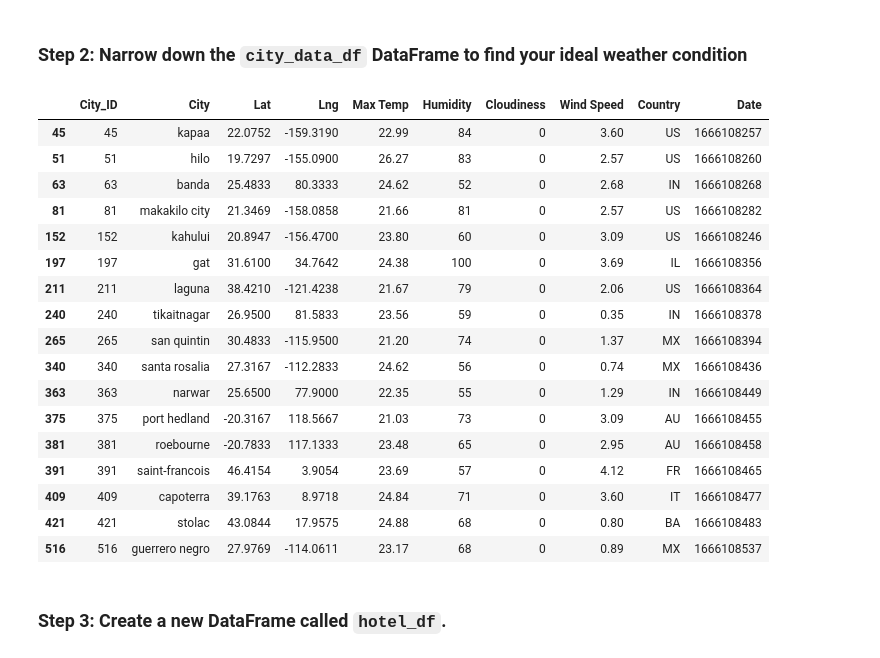
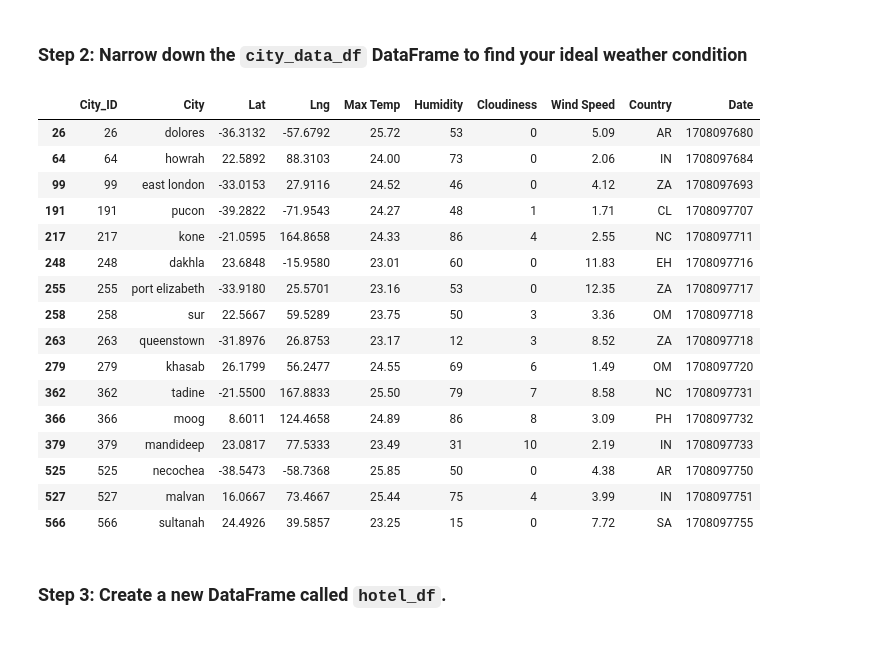
Before and after one commit to vanillatyy1/6_Python-APIs, a Jupyter notebook: starter_code/VacationPy.ipynb, the cells around one changed output. Cells and saved outputs as stored; diff of their text form; code cells hidden in the pictures.

```diff
--- a/starter_code/VacationPy.ipynb
+++ b/starter_code/VacationPy.ipynb
@@ -49,32 +49,32 @@ city_map
 ### Step 2: Narrow down the `city_data_df` DataFrame to find your ideal weather condition
 # %%
 # Narrow down cities that fit criteria and drop any results with null values
-# YOUR CODE HERE
+# Drop any rows with null values
+city_data_df = city_data_df.dropna(how="any")
 
-# Drop any rows with null values
-# YOUR CODE HERE
+# vaction loction perference sunny, not too hot, not cold :)
+reduce_df = city_data_df.loc[(city_data_df["Cloudiness"] <= 10) & (city_data_df["Max Temp"] <= 26) & (city_data_df["Max Temp"] >= 23), :]
 
 # Display sample data
-# YOUR CODE HERE
+reduce_df
 # %% [output]
 |  | City_ID | City | Lat | Lng | Max Temp | Humidity | Cloudiness | Wind Speed | Country | Date |
-| 45 | 45 | kapaa | 22.0752 | -159.3190 | 22.99 | 84 | 0 | 3.60 | US | 1666108257 |
-| 51 | 51 | hilo | 19.7297 | -155.0900 | 26.27 | 83 | 0 | 2.57 | US | 1666108260 |
-| 63 | 63 | banda | 25.4833 | 80.3333 | 24.62 | 52 | 0 | 2.68 | IN | 1666108268 |
-| 81 | 81 | makakilo city | 21.3469 | -158.0858 | 21.66 | 81 | 0 | 2.57 | US | 1666108282 |
-| 152 | 152 | kahului | 20.8947 | -156.4700 | 23.80 | 60 | 0 | 3.09 | US | 1666108246 |
-| 197 | 197 | gat | 31.6100 | 34.7642 | 24.38 | 100 | 0 | 3.69 | IL | 1666108356 |
-| 211 | 211 | laguna | 38.4210 | -121.4238 | 21.67 | 79 | 0 | 2.06 | US | 1666108364 |
-| 240 | 240 | tikaitnagar | 26.9500 | 81.5833 | 23.56 | 59 | 0 | 0.35 | IN | 1666108378 |
-| 265 | 265 | san quintin | 30.4833 | -115.9500 | 21.20 | 74 | 0 | 1.37 | MX | 1666108394 |
-| 340 | 340 | santa rosalia | 27.3167 | -112.2833 | 24.62 | 56 | 0 | 0.74 | MX | 1666108436 |
-| 363 | 363 | narwar | 25.6500 | 77.9000 | 22.35 | 55 | 0 | 1.29 | IN | 1666108449 |
-| 375 | 375 | port hedland | -20.3167 | 118.5667 | 21.03 | 73 | 0 | 3.09 | AU | 1666108455 |
-| 381 | 381 | roebourne | -20.7833 | 117.1333 | 23.48 | 65 | 0 | 2.95 | AU | 1666108458 |
-| 391 | 391 | saint-francois | 46.4154 | 3.9054 | 23.69 | 57 | 0 | 4.12 | FR | 1666108465 |
-| 409 | 409 | capoterra | 39.1763 | 8.9718 | 24.84 | 71 | 0 | 3.60 | IT | 1666108477 |
-| 421 | 421 | stolac | 43.0844 | 17.9575 | 24.88 | 68 | 0 | 0.80 | BA | 1666108483 |
-| 516 | 516 | guerrero negro | 27.9769 | -114.0611 | 23.17 | 68 | 0 | 0.89 | MX | 1666108537 |
+| 26 | 26 | dolores | -36.3132 | -57.6792 | 25.72 | 53 | 0 | 5.09 | AR | 1708097680 |
+| 64 | 64 | howrah | 22.5892 | 88.3103 | 24.00 | 73 | 0 | 2.06 | IN | 1708097684 |
+| 99 | 99 | east london | -33.0153 | 27.9116 | 24.52 | 46 | 0 | 4.12 | ZA | 1708097693 |
+| 191 | 191 | pucon | -39.2822 | -71.9543 | 24.27 | 48 | 1 | 1.71 | CL | 1708097707 |
+| 217 | 217 | kone | -21.0595 | 164.8658 | 24.33 | 86 | 4 | 2.55 | NC | 1708097711 |
+| 248 | 248 | dakhla | 23.6848 | -15.9580 | 23.01 | 60 | 0 | 11.83 | EH | 1708097716 |
+| 255 | 255 | port elizabeth | -33.9180 | 25.5701 | 23.16 | 53 | 0 | 12.35 | ZA | 1708097717 |
+| 258 | 258 | sur | 22.5667 | 59.5289 | 23.75 | 50 | 3 | 3.36 | OM | 1708097718 |
+| 263 | 263 | queenstown | -31.8976 | 26.8753 | 23.17 | 12 | 3 | 8.52 | ZA | 1708097718 |
+| 279 | 279 | khasab | 26.1799 | 56.2477 | 24.55 | 69 | 6 | 1.49 | OM | 1708097720 |
+| 362 | 362 | tadine | -21.5500 | 167.8833 | 25.50 | 79 | 7 | 8.58 | NC | 1708097731 |
+| 366 | 366 | moog | 8.6011 | 124.4658 | 24.89 | 86 | 8 | 3.09 | PH | 1708097732 |
+| 379 | 379 | mandideep | 23.0817 | 77.5333 | 23.49 | 31 | 10 | 2.19 | IN | 1708097733 |
+| 525 | 525 | necochea | -38.5473 | -58.7368 | 25.85 | 50 | 0 | 4.38 | AR | 1708097750 |
+| 527 | 527 | malvan | 16.0667 | 73.4667 | 25.44 | 75 | 4 | 3.99 | IN | 1708097751 |
+| 566 | 566 | sultanah | 24.4926 | 39.5857 | 23.25 | 15 | 0 | 7.72 | SA | 1708097755 |
 # %% [markdown]
 ### Step 3: Create a new DataFrame called `hotel_df`.
 # %%
```
Also changed, not shown: parts of 7 cells of this notebook, 1 other file.
